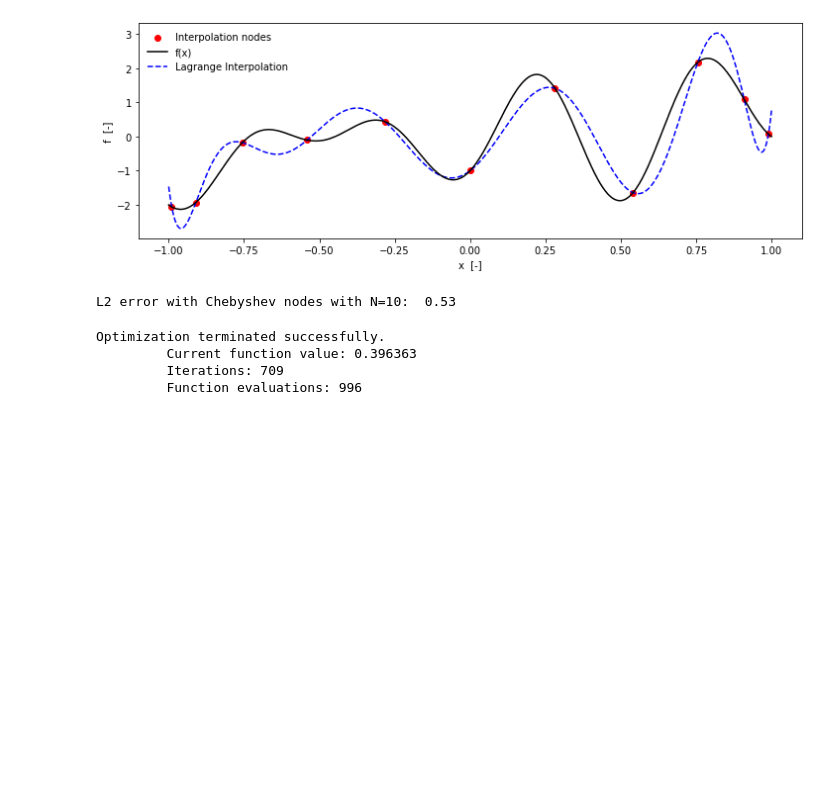
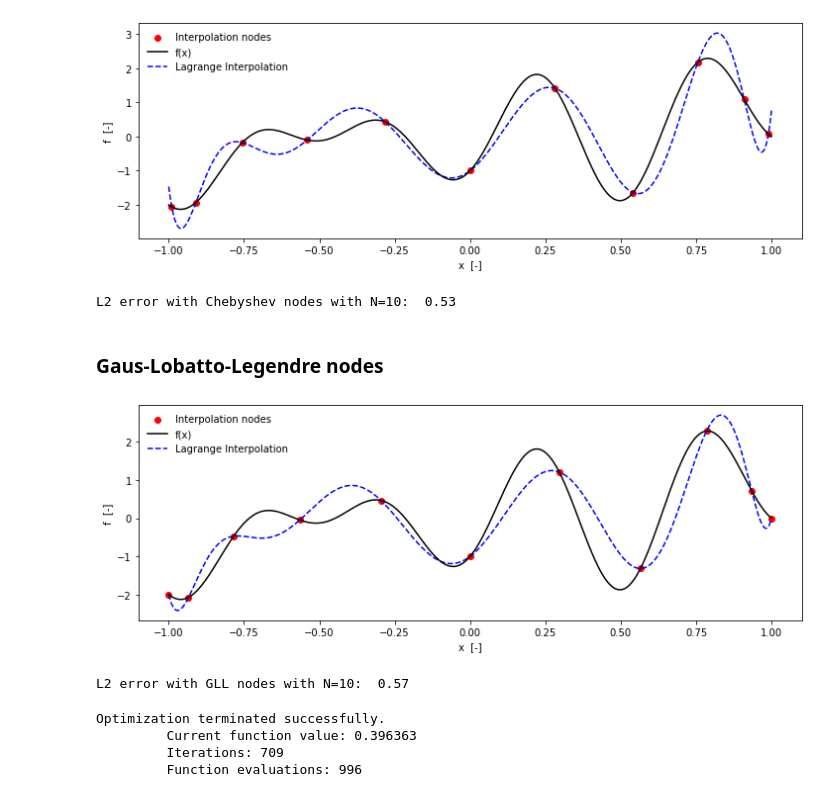
Before and after one commit to Raedbou/DG_Schemes, a Jupyter notebook: 26052022_student_dgonline_lagrange.ipynb, the cells around one changed output. Drawn from its saved outputs; the diff is of its cells as text; code cells hidden in the pictures; blank space fills up the shorter version.

```diff
--- a/26052022_student_dgonline_lagrange.ipynb
+++ b/26052022_student_dgonline_lagrange.ipynb
@@ -216,3 +218,5 @@ l2_cheb=np.sqrt(1./nsample*np.sum(np.square(f-L_cheb)))
 print('L2 error with Chebyshev nodes with N=10:  %.2f'  % l2_cheb)
 # %% [output]
 L2 error with Chebyshev nodes with N=10:  0.53
+# %% [markdown]
+### Gaus-Lobatto-Legendre nodes
@@ -219,3 +291,25 @@ L2 error with Chebyshev nodes with N=10:  0.53
+# %%
+N=10
+X_GLL, _=gLLNodesAndWeights(N+1)
+Y_GLL=sample_f(X_GLL)
+lp = LagrangePoly(X_GLL, Y_GLL)
+L_GLL= lp.interpolate(x)
+
+fig, ax=plt.subplots(1, figsize=(12,4))
+ax.scatter(X_GLL, Y_GLL, c='r', label='Interpolation nodes')
+ax.plot(x, L_GLL, linestyle='--', color='blue', label='Lagrange Interpolation')
+ax.plot(x, f, color='black', label='f(x)')
+handles, labels = ax.get_legend_handles_labels()
+ax.legend(handles[::-1], labels[::-1], frameon=False)
+
+ax.set(xlabel='x  [-]', ylabel='f  [-]')
+plt.show()
+
+l2_GLL=np.sqrt(1./nsample*np.sum(np.square(f-L_GLL)))
+print('L2 error with GLL nodes with N=10:  %.2f'  % l2_GLL)
+# %% [output]
+[figure, added]
+L2 error with GLL nodes with N=10:  0.57
 # %%
 def int_error(X):
   Y=sample_f(X)
```
Also changed, not shown: parts of 6 cells of this notebook.
